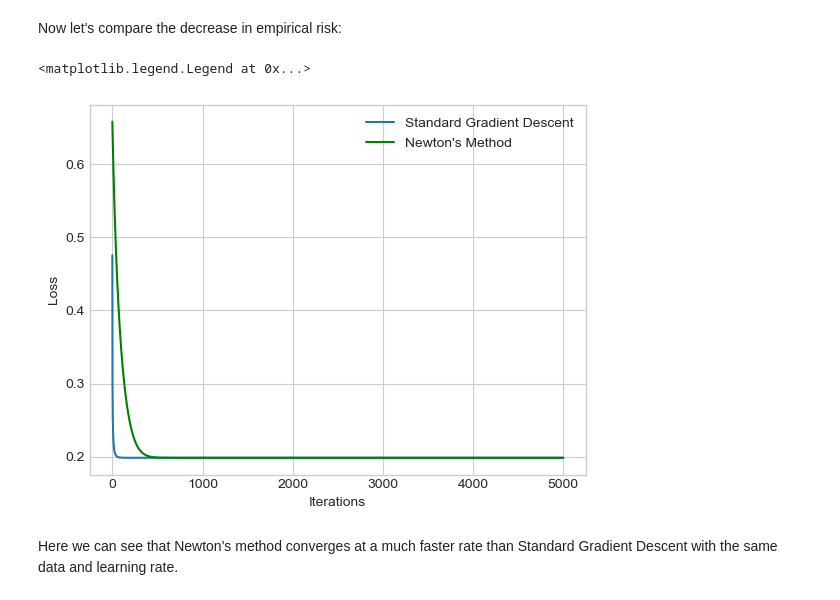
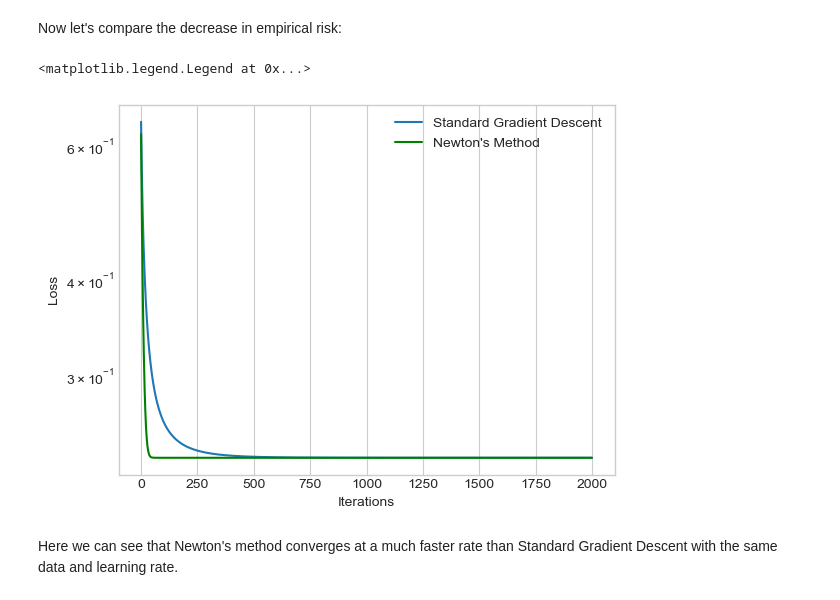
Before and after one commit to lfschweitzer/lfschweitzer.github.io, a Jupyter notebook: posts/post6/homework6.ipynb, the cells around one changed output. Saved outputs shown, nothing was run; the diff lists cells and outputs as text; code cells hidden in the pictures.

```diff
--- a/posts/post6/homework6.ipynb
+++ b/posts/post6/homework6.ipynb
@@ -135,10 +135,10 @@ opt = GradientDescentOptimizer(LR_Stand)
 # initialize for main loop
 loss_vec_stand = []
 
-for index in range(5000):
+for index in range(2000):
 
     # for vanilla gradient descent, alpha must be sufficiently small and beta must be 0
-    opt.step(X, y, alpha = 5, beta = 0)
+    opt.step(X, y, alpha = 0.5, beta = 0)
     loss = LR_Stand.loss(X, y).item()
     loss_vec_stand.append(loss)
 # %%
@@ -156,9 +156,9 @@ opt = NewtonOptimizer(LR_Newt)
 
 loss_vec_newt = []
 
-for index in range(5000):
+for index in range(2000):
 
-    opt.step(X, y, alpha = 5)
+    opt.step(X, y, alpha = 50)
 
     loss = LR_Newt.loss(X, y).item()
     loss_vec_newt.append(loss)
@@ -171,13 +171,16 @@ Now let's compare the decrease in empirical risk:
 # %%
 plt.plot(loss_vec_stand, label='Standard Gradient Descent')
 plt.plot(loss_vec_newt, color='green', label="Newton's Method")
 
+
+# use log y axis
+plt.semilogy()
 plt.xlabel("Iterations")
 plt.ylabel("Loss")
 plt.legend()
 # %% [output]
 <matplotlib.legend.Legend at 0x...>
-[figure, old version]
+[figure, new version]
 # %% [markdown]
 Here we can see that Newton's method converges at a much faster rate than Standard Gradient Descent with the same data and learning rate.
 # %% [markdown]
```
Also changed, not shown: parts of 4 cells of this notebook, 1 other file.
